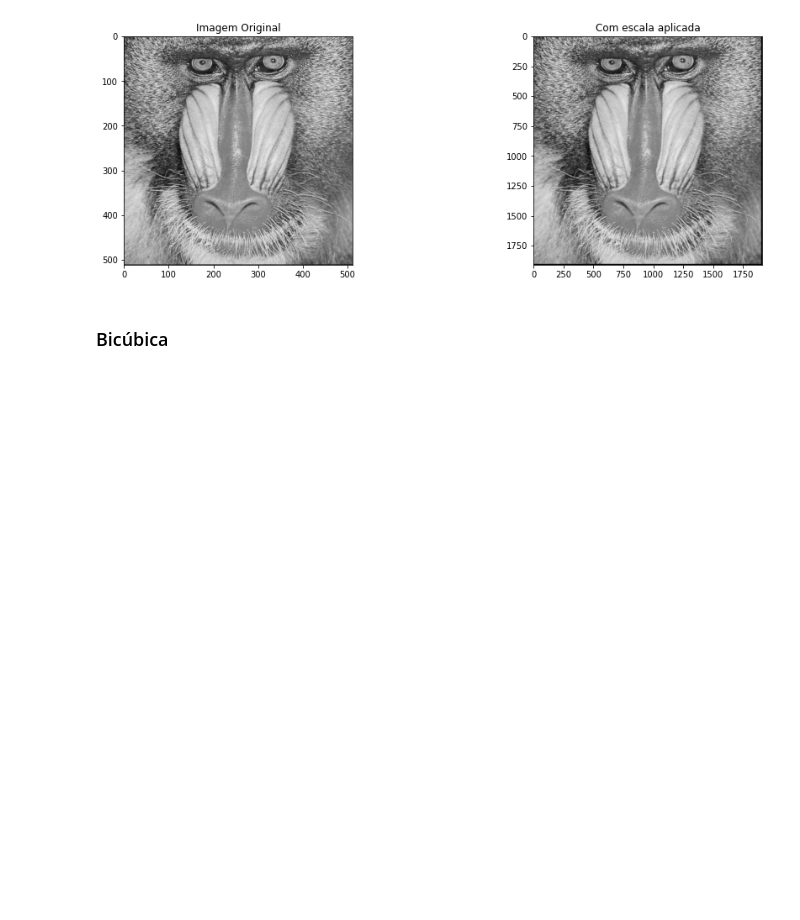
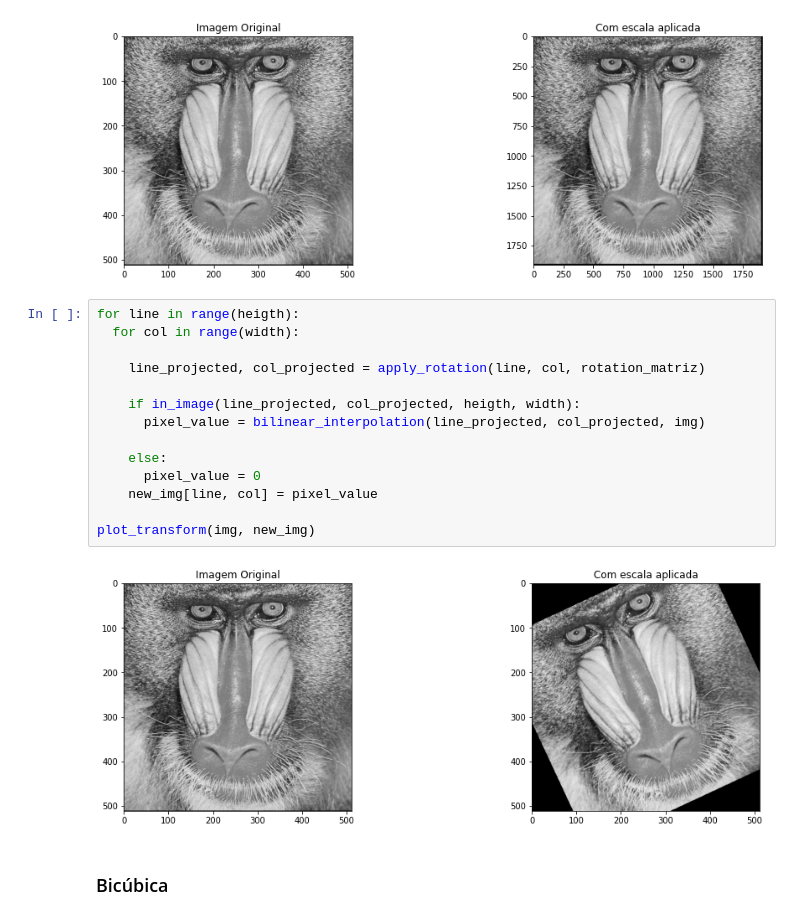
Before and after one commit to lstival/mo443, a Jupyter notebook: T4/T4_MO443.ipynb, the cells around one changed output. Cells and saved outputs as stored; diff of their text form; blank space fills up the shorter version.

```diff
--- a/T4/T4_MO443.ipynb
+++ b/T4/T4_MO443.ipynb
@@ -168,6 +214,22 @@ bili_img = geometric_function(new_height, new_width, scale_img, bilinear_interpo
 plot_transform(img, bili_img)
 # %% [output]
 [figure]
+# %%
+for line in range(heigth):
+  for col in range(width):
+
+    line_projected, col_projected = apply_rotation(line, col, rotation_matriz)
+
+    if in_image(line_projected, col_projected, heigth, width):
+      pixel_value = bilinear_interpolation(line_projected, col_projected, img)
+
+    else:
+      pixel_value = 0
+    new_img[line, col] = pixel_value
+
+plot_transform(img, new_img)
+# %% [output]
+[figure, added]
 # %% [markdown]
 ### Bicúbica
 # %%
```
Also changed, not shown: parts of 12 cells of this notebook.
